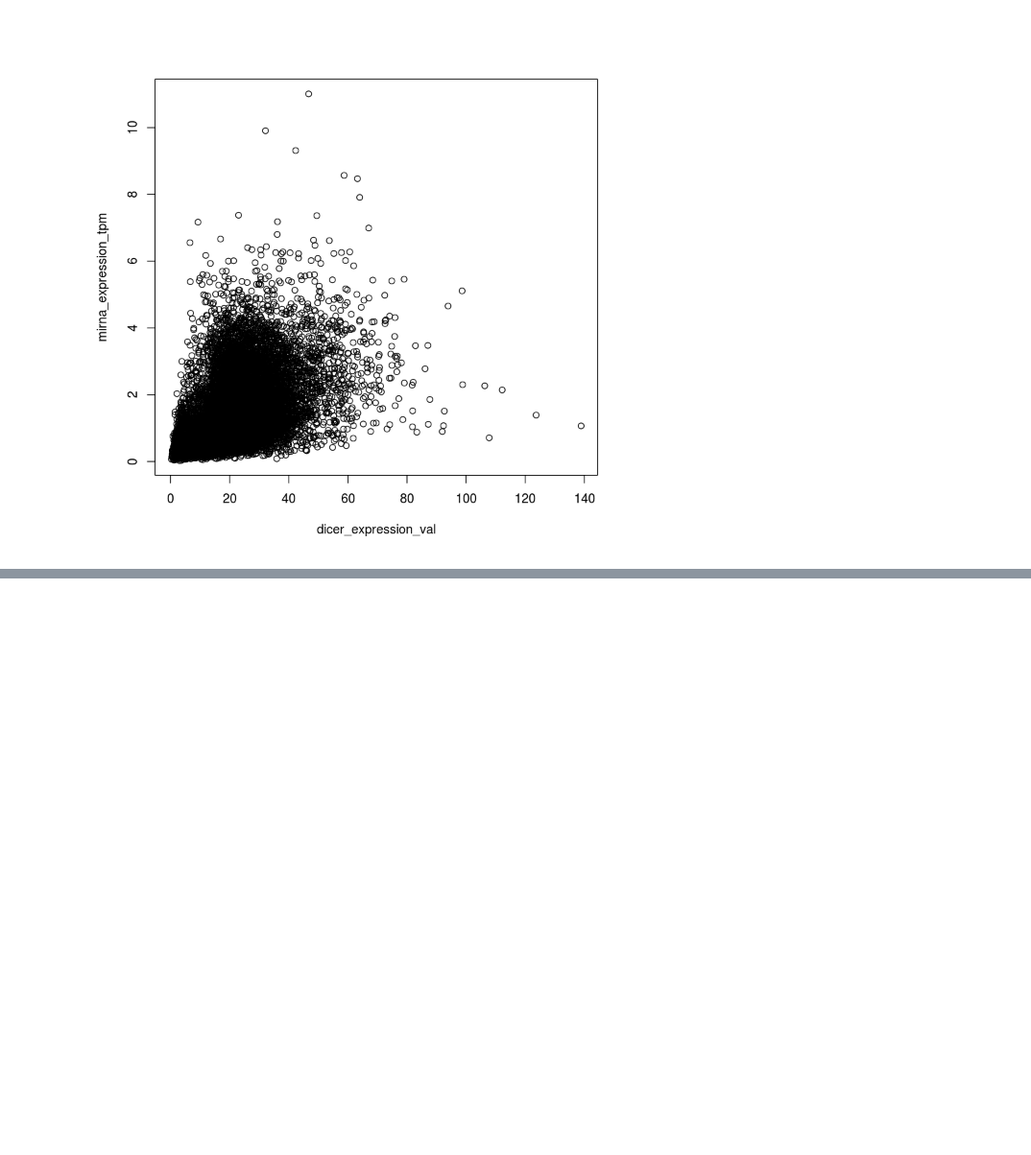
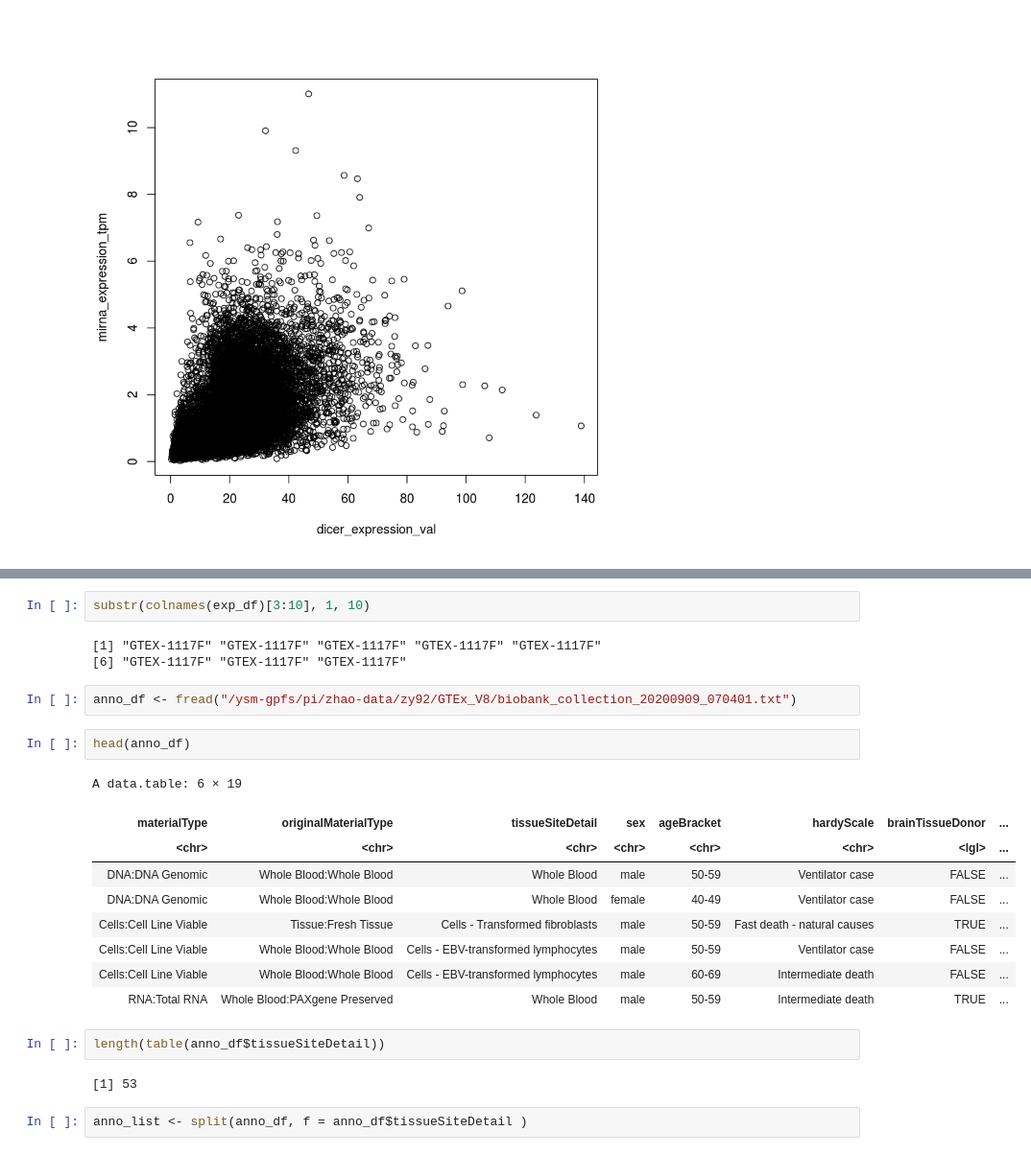
Before and after one commit to Joker-Jerome/utmost_update, a Jupyter notebook: code/R/expression_adjustment_miRNA.ipynb, the cells around one changed output, grey strips where cells are left out. Shown at 96% size. Drawn from its saved outputs; the diff is of its cells as text; blank space fills up the shorter version.

```diff
--- a/code/R/expression_adjustment_miRNA.ipynb
+++ b/code/R/expression_adjustment_miRNA.ipynb
@@ -426,0 +479,25 @@ dicer_miRNA(698)
+# %%
+substr(colnames(exp_df)[3:10], 1, 10)
+# %% [output]
+[1] "GTEX-1117F" "GTEX-1117F" "GTEX-1117F" "GTEX-1117F" "GTEX-1117F"
+[6] "GTEX-1117F" "GTEX-1117F" "GTEX-1117F"
+# %%
+anno_df <- fread("/ysm-gpfs/pi/zhao-data/zy92/GTEx_V8/biobank_collection_20200909_070401.txt")
+# %%
+head(anno_df)
+# %% [output]
+A data.table: 6 × 19
+| materialType | originalMaterialType | tissueSiteDetail | sex | ageBracket | hardyScale | brainTissueDonor | ... |
+| <chr> | <chr> | <chr> | <chr> | <chr> | <chr> | <lgl> | ... |
+| DNA:DNA Genomic | Whole Blood:Whole Blood | Whole Blood | male | 50-59 | Ventilator case | FALSE | ... |
+| DNA:DNA Genomic | Whole Blood:Whole Blood | Whole Blood | female | 40-49 | Ventilator case | FALSE | ... |
+| Cells:Cell Line Viable | Tissue:Fresh Tissue | Cells - Transformed fibroblasts | male | 50-59 | Fast death - natural causes | TRUE | ... |
+| Cells:Cell Line Viable | Whole Blood:Whole Blood | Cells - EBV-transformed lymphocytes | male | 50-59 | Ventilator case | FALSE | ... |
+| Cells:Cell Line Viable | Whole Blood:Whole Blood | Cells - EBV-transformed lymphocytes | male | 60-69 | Intermediate death | FALSE | ... |
+| RNA:Total RNA | Whole Blood:PAXgene Preserved | Whole Blood | male | 50-59 | Intermediate death | TRUE | ... |
+# %%
+length(table(anno_df$tissueSiteDetail))
+# %% [output]
+[1] 53
+# %%
+anno_list <- split(anno_df, f = anno_df$tissueSiteDetail )
```
Also changed, not shown: parts of 85 cells of this notebook, 6 other files.
